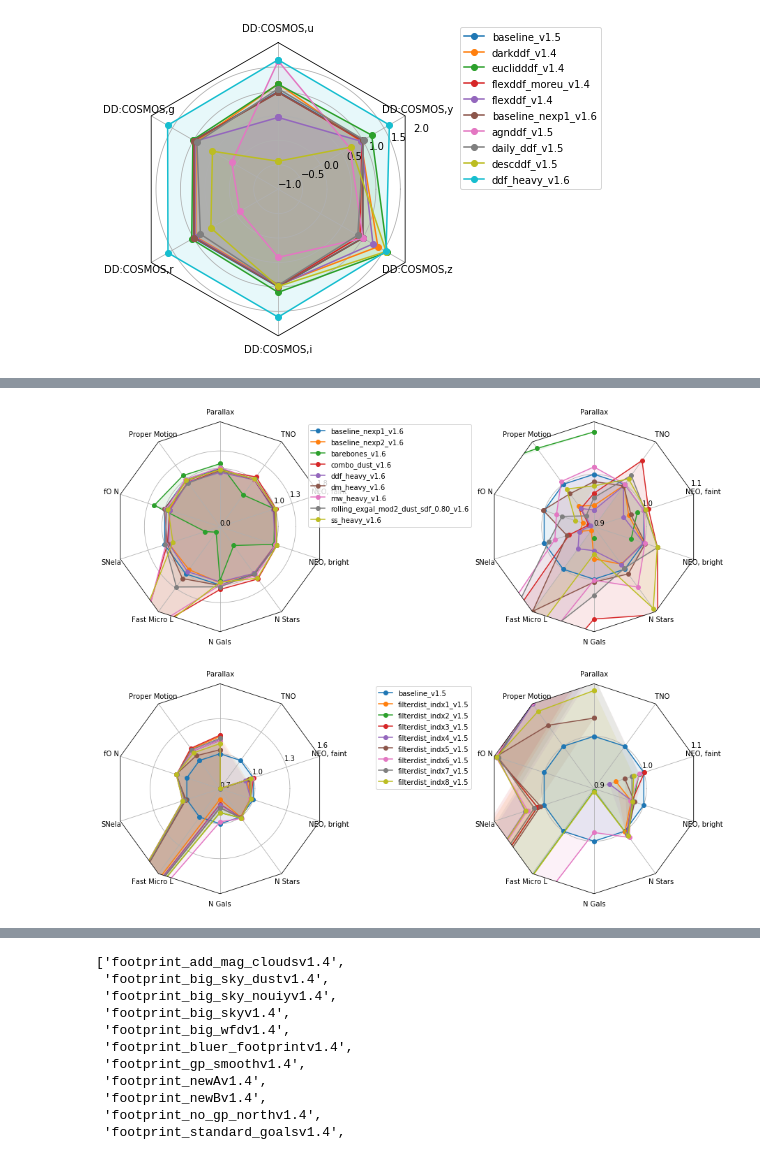
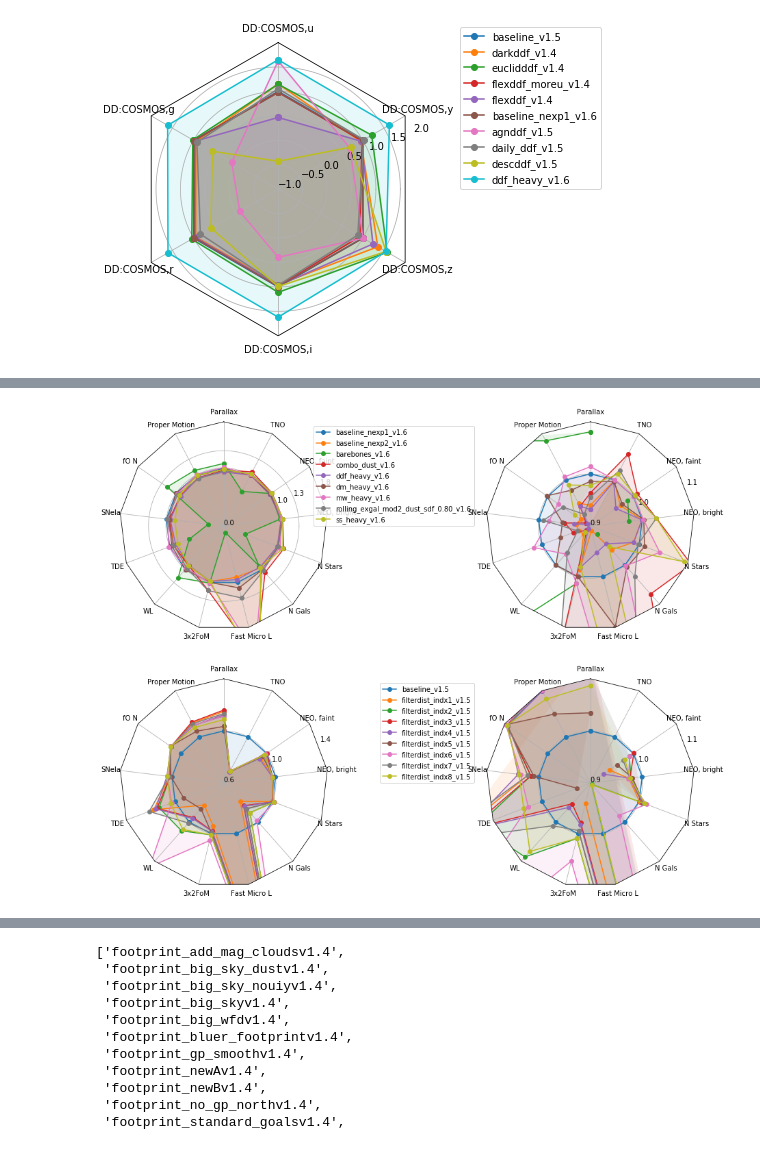
Before and after one commit to lsst-pst/pstn-051, a Jupyter notebook: plots/radar_plots.ipynb, the cells around one changed output, grey strips where cells are left out. Saved outputs shown, nothing was run; the diff lists cells and outputs as text; code cells hidden in the pictures.

```diff
--- a/plots/radar_plots.ipynb
+++ b/plots/radar_plots.ipynb
@@ -28,6 +28,8 @@ Index(['runName', 'version', 'parallax_best18k', 'properMotion_best18k',
       dtype='object')
 # %%
 cols = ['runName', 'parallax_best18k', 'properMotion_best18k', 'fO_fONv MedianNvis', 'SNIa_PrePeak_Mean',
+        'TDEsPopMetric__some_color_Mean', 'WeakLensingNvisits fiveSigmaDepth, visitExposureTime_Median',
+        'ExgalM5_with_cuts fiveSigmaDepth, filter_3x2ptFoM',
         'Fast Microlensing_Mean', 'GalaxyCountsMetric_extended_N Galaxies (all)',
         'Nstars_no_crowding_Total N Stars, no crowding',
         '3 pairs in 15 nights detection loss NEO H=16.0',
@@ -41,6 +43,9 @@ mag_cols = ['runName', 'median_coadd_u', 'median_coadd_g',
 name_mapper = {'runName': 'runName', 'parallax_best18k': 'Parallax', 'properMotion_best18k': 'Proper Motion',
        'fO_fONv MedianNvis': 'fO N', 'SNIa_PrePeak_Mean': 'SNeIa', 'Fast Microlensing_Mean': 'Fast Micro L',
        'Slow Microlensing_Mean': 'Slow Micro L',
+        'TDEsPopMetric__some_color_Mean': 'TDE',
+               'WeakLensingNvisits fiveSigmaDepth, visitExposureTime_Median': 'WL',
+               'ExgalM5_with_cuts fiveSigmaDepth, filter_3x2ptFoM': '3x2FoM',
        'GalaxyCountsMetric_extended_N Galaxies (all)': 'N Gals',
        'Nstars_no_crowding_Total N Stars, no crowding': 'N Stars',
        '3 pairs in 15 nights detection loss NEO H=16.0': 'NEO, bright',
@@ -295,27 +300,27 @@ fig, ax = radar2(data_normed, legend=True, rgrids=[[0., 1.0, 1.3, 1.8], [0.9, 1.
 fig.tight_layout()
 fig.savefig('radar_plots/v16_radar.pdf')
 # %% [output]
-[figure, old version]
+[figure, new version]
 # %%
 runs = ['baseline_v1.5', 'filterdist_indx1_v1.5',
  'filterdist_indx2_v1.5',
  'filterdist_indx3_v1.5',
  'filterdist_indx4_v1.5',
  'filterdist_indx5_v1.5',
  'filterdist_indx6_v1.5',
  'filterdist_indx7_v1.5',
  'filterdist_indx8_v1.5'
  ]
 
 data_normed = norm_df(data, runs, cols, norm_run='baseline_v1.5',
                       invert_cols=['parallax_best18k', 'properMotion_best18k'])
 data_normed = data_normed.rename(columns=name_mapper)
 
-fig, ax = radar2(data_normed, legend=True)
+fig, ax = radar2(data_normed, legend=True, rgrids=[[0.6, 1.0, 1.4],[0.9,1.0,1.1]])
 fig.tight_layout()
 fig.savefig('radar_plots/filter_dist_radar.pdf')
 # %% [output]
-[figure, old version]
+[figure, new version]
 # %%
 runs = ['baseline_v1.5',
  'goodseeing_gi_v1.5',
```
Also changed, not shown: parts of 18 cells of this notebook, 25 other files.
